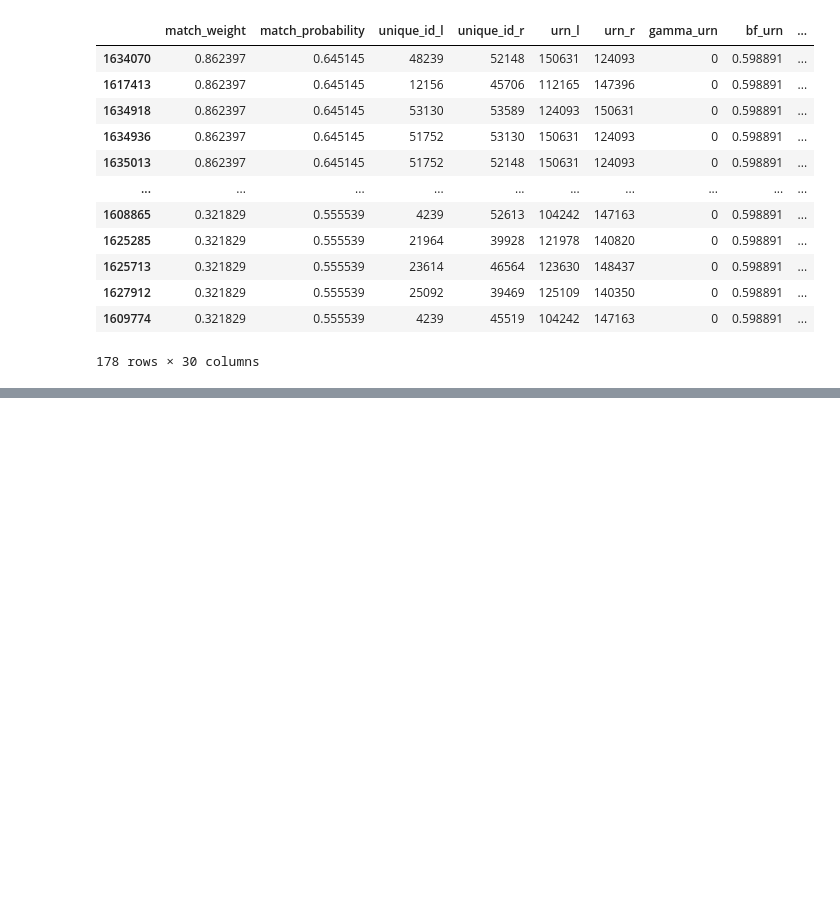
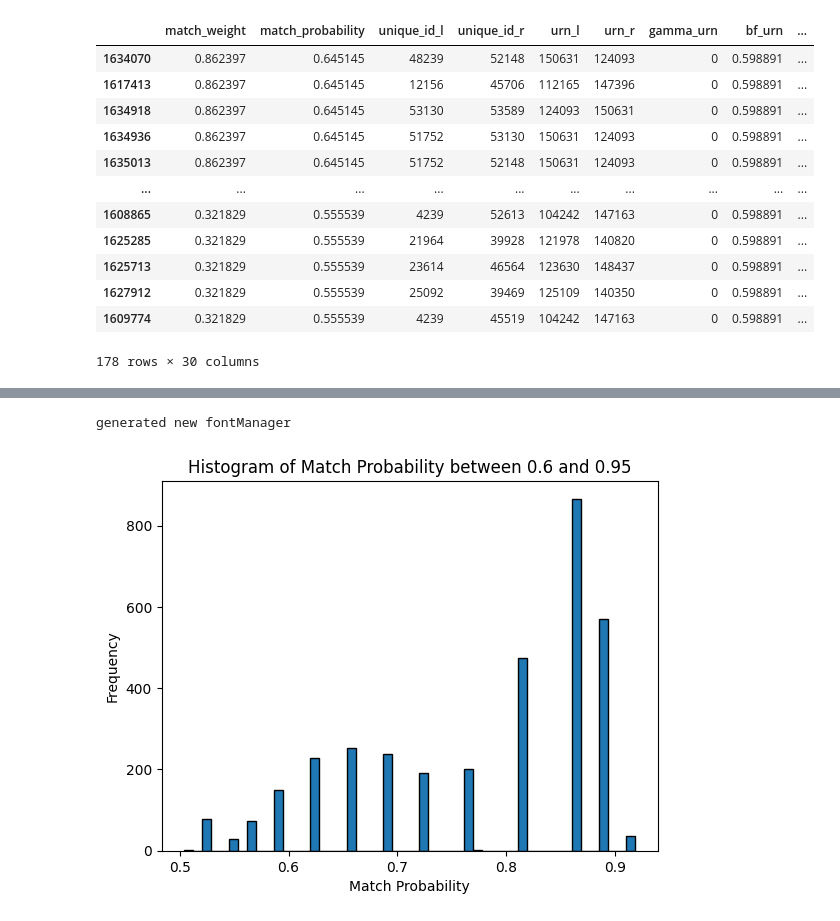
Before and after one commit to dfe-analytical-services/hackathon-2025-developing-historical-school-identifier, a Jupyter notebook: splink.ipynb, the cells around one changed output, grey strips where cells are left out. Saved outputs shown, nothing was run; the diff lists cells and outputs as text; code cells hidden in the pictures; blank space fills up the shorter version.

```diff
--- a/splink.ipynb
+++ b/splink.ipynb
@@ -375,0 +412,15 @@ display(edge_records)
+# %%
+import matplotlib.pyplot as plt
+
+plt.hist(
+    df_e[(df_e['match_probability'] > 0.5) & (df_e['match_probability'] < 0.95)]['match_probability'],
+    bins=50,
+    edgecolor='black'
+)
+plt.xlabel('Match Probability')
+plt.ylabel('Frequency')
+plt.title('Histogram of Match Probability between 0.6 and 0.95')
+plt.show()
+# %% [output]
+generated new fontManager
+[figure, added]
```
Also changed, not shown: parts of 5 cells of this notebook.
